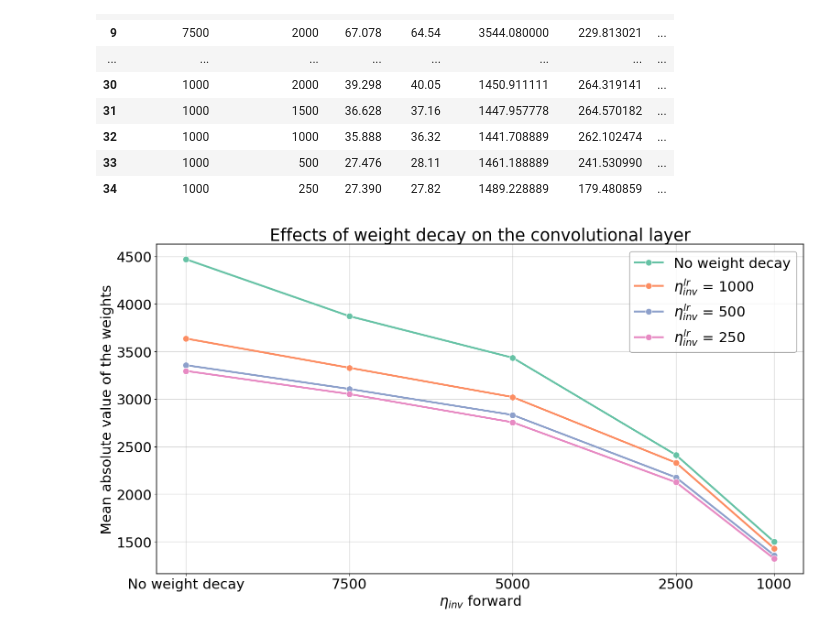
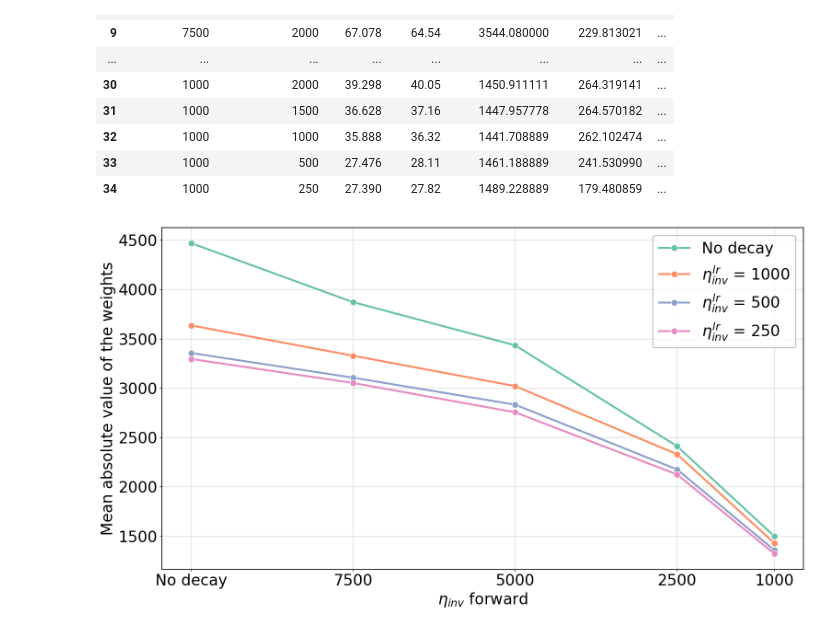
Before and after one commit to albertopirillo/NITRO-D, a Jupyter notebook: figures/plot_weight_decay.ipynb, the cells around one changed output. Drawn from its saved outputs; the diff is of its cells as text; code cells hidden in the pictures.

```diff
--- a/figures/plot_weight_decay.ipynb
+++ b/figures/plot_weight_decay.ipynb
@@ -108,16 +108,16 @@ df
 values = [250, 500, 1000, 3000]
 df = df[df['subnet_decay_inv'].isin(values)]
 # %%
-x_labels = df['fwd_decay_inv'].replace(10_000, 'No weight decay').unique()
+x_labels = df['fwd_decay_inv'].replace(10_000, 'No decay').unique()
 y_labels = df['subnet_decay_inv'].unique()
 # %%
 params = {
-   'font.size': 22,
+   'font.size': 24,
    'axes.linewidth': 1.25,
-   'axes.labelsize': 22,
-   'legend.fontsize': 22,
-   'xtick.labelsize': 22,
-   'ytick.labelsize': 22,
+   'axes.labelsize': 24,
+   'legend.fontsize': 24,
+   'xtick.labelsize': 24,
+   'ytick.labelsize': 24,
 }
 plt.rcParams.update(params)
 # %%
@@ -125,33 +125,32 @@ title = 'Effects of weight decay on the convolutional layer'
 x_label = '$\eta_{inv}$ forward'
 y_label = 'Mean absolute value of the weights'
 legend_labels = ['$\eta_{inv}^{lr}$ = ' + str(value) for value in y_labels]
-legend_labels[0] = 'No weight decay'
+legend_labels[0] = 'No decay'
 # %%
 from palettable.colorbrewer.qualitative import Set2_4
 colors = Set2_4.mpl_colors
 # %%
 fig, ax = plt.subplots(figsize=(16, 9))
-ax.set_title(title)
+# ax.set_title(title)
 ax.set_xlabel(x_label)
 ax.set_ylabel(y_label)
 
 sns.lineplot(
     data=df, x='fwd_decay_inv',y=block_columns[0],
     hue='subnet_decay_inv', ax=ax, marker='o', errorbar=None,
     linewidth=3, markersize=10, palette=colors
 )
 
 ax.invert_xaxis()
 plt.xticks(df['fwd_decay_inv'].unique(), labels=x_labels)
 ax.tick_params(axis='x')
 ax.tick_params(axis='y')
 
-# Set facecolor and edgecolor to legend
 legend = plt.legend(legend_labels)
 frame = legend.get_frame()
 frame.set_edgecolor('0.5')
 plt.grid(linewidth=1, alpha=0.5, axis='both')
 plt.tight_layout()
 plt.savefig('weight_decay_effect.pdf')
 # %% [output]
-[figure, old version]
+[figure, new version]
```
Also changed, not shown: 9 other files.
